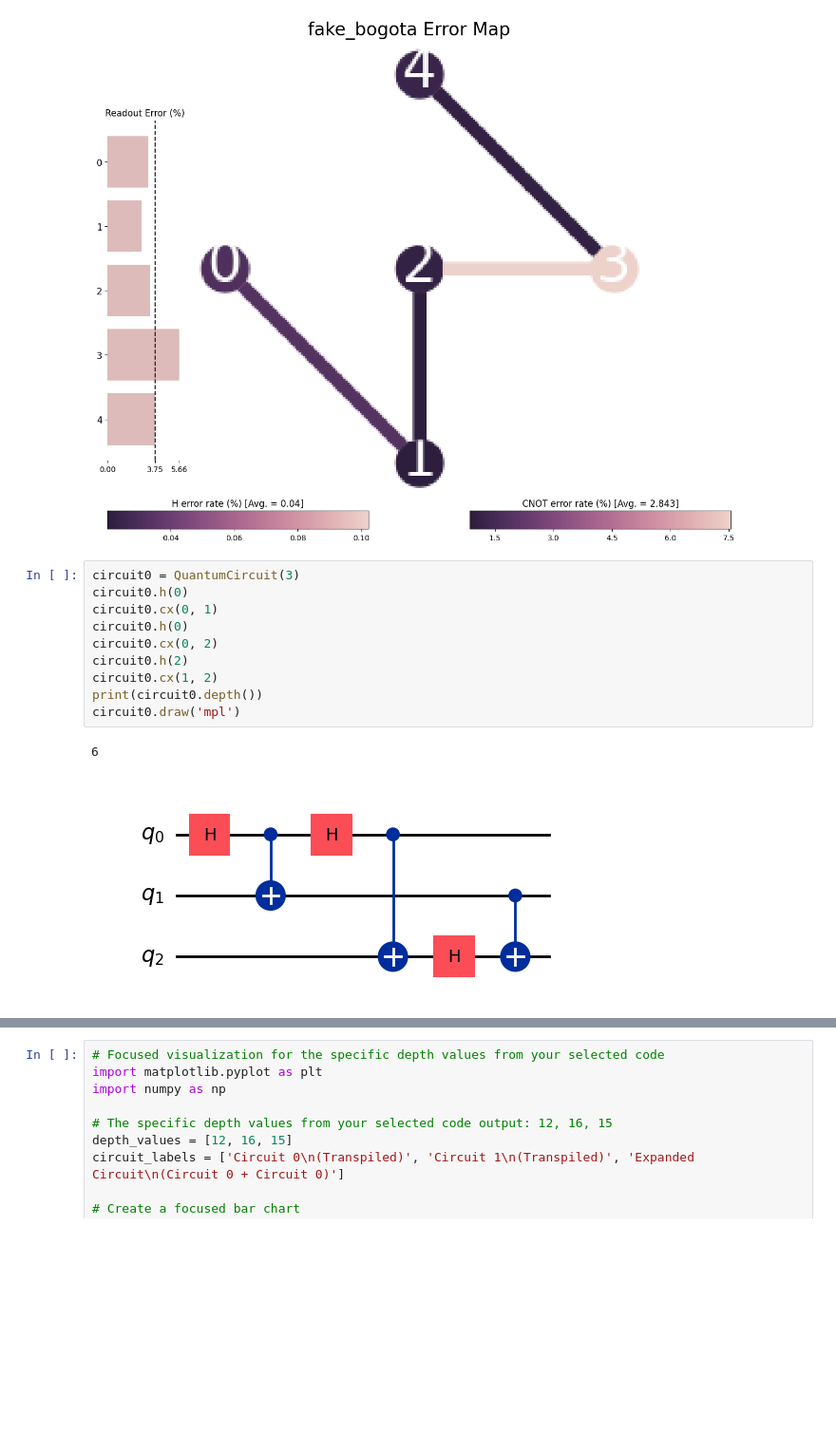
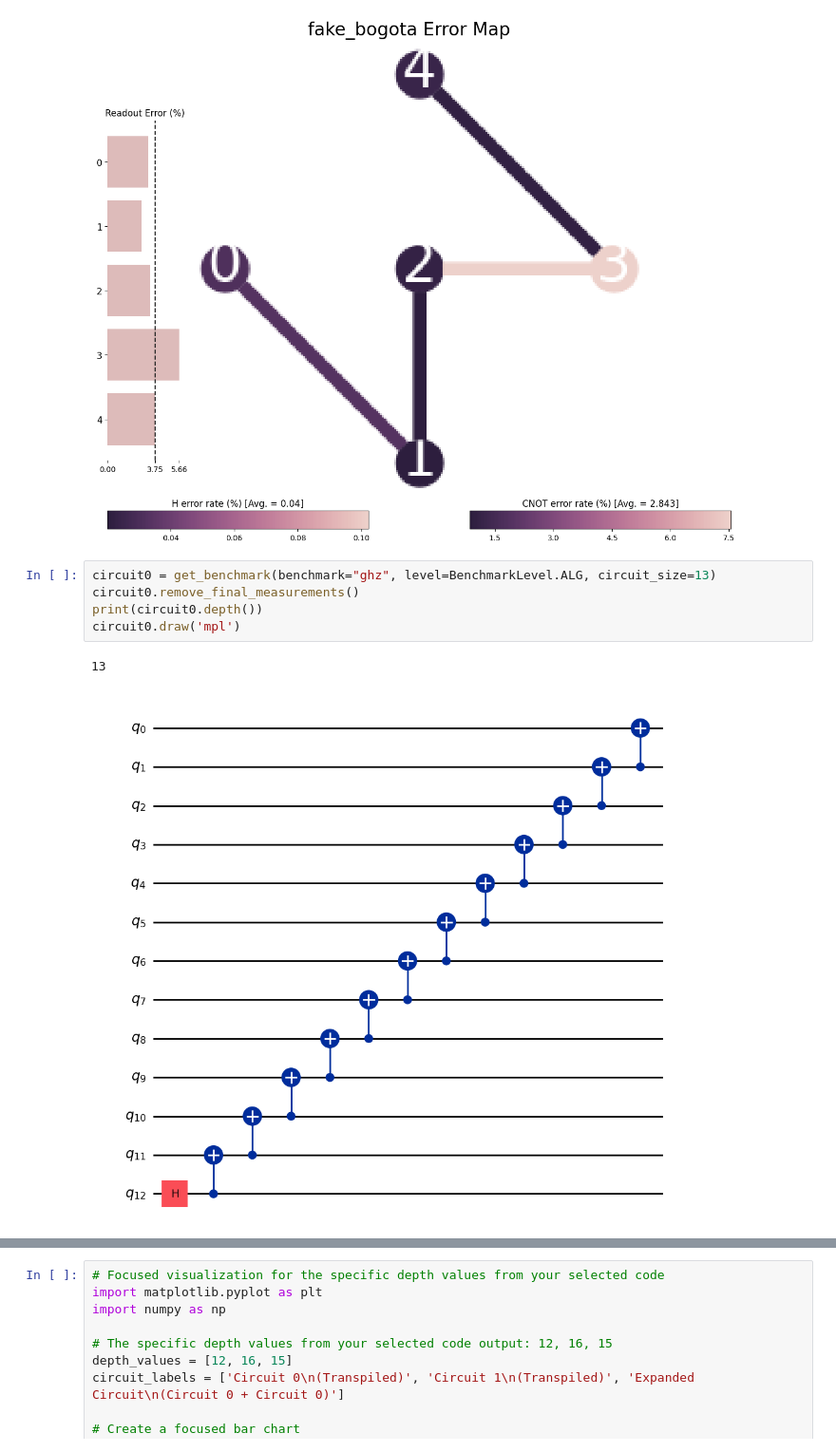
Before and after one commit to MagePro310/Quantum_Simulation_Scheduling_ver1, a Jupyter notebook: test_transpile.ipynb, the cells around one changed output, grey strips where cells are left out. Shown at 95% size. Saved outputs shown, nothing was run; the diff lists cells and outputs as text; blank space fills up the shorter version.

```diff
--- a/test_transpile.ipynb
+++ b/test_transpile.ipynb
@@ -36,16 +37,11 @@ plot_error_map(backendtime0)
 # %% [output]
 [figure]
 # %%
-circuit0 = QuantumCircuit(3)
-circuit0.h(0)
-circuit0.cx(0, 1)
-circuit0.h(0)
-circuit0.cx(0, 2)
-circuit0.h(2)
-circuit0.cx(1, 2)
+circuit0 = get_benchmark(benchmark="ghz", level=BenchmarkLevel.ALG, circuit_size=13)
+circuit0.remove_final_measurements()
 print(circuit0.depth())
 circuit0.draw('mpl')
 # %% [output]
-6
+13
-[figure, old version]
+[figure, new version]
 # %%
```
Also changed, not shown: parts of 5 cells of this notebook, 24 other files.
